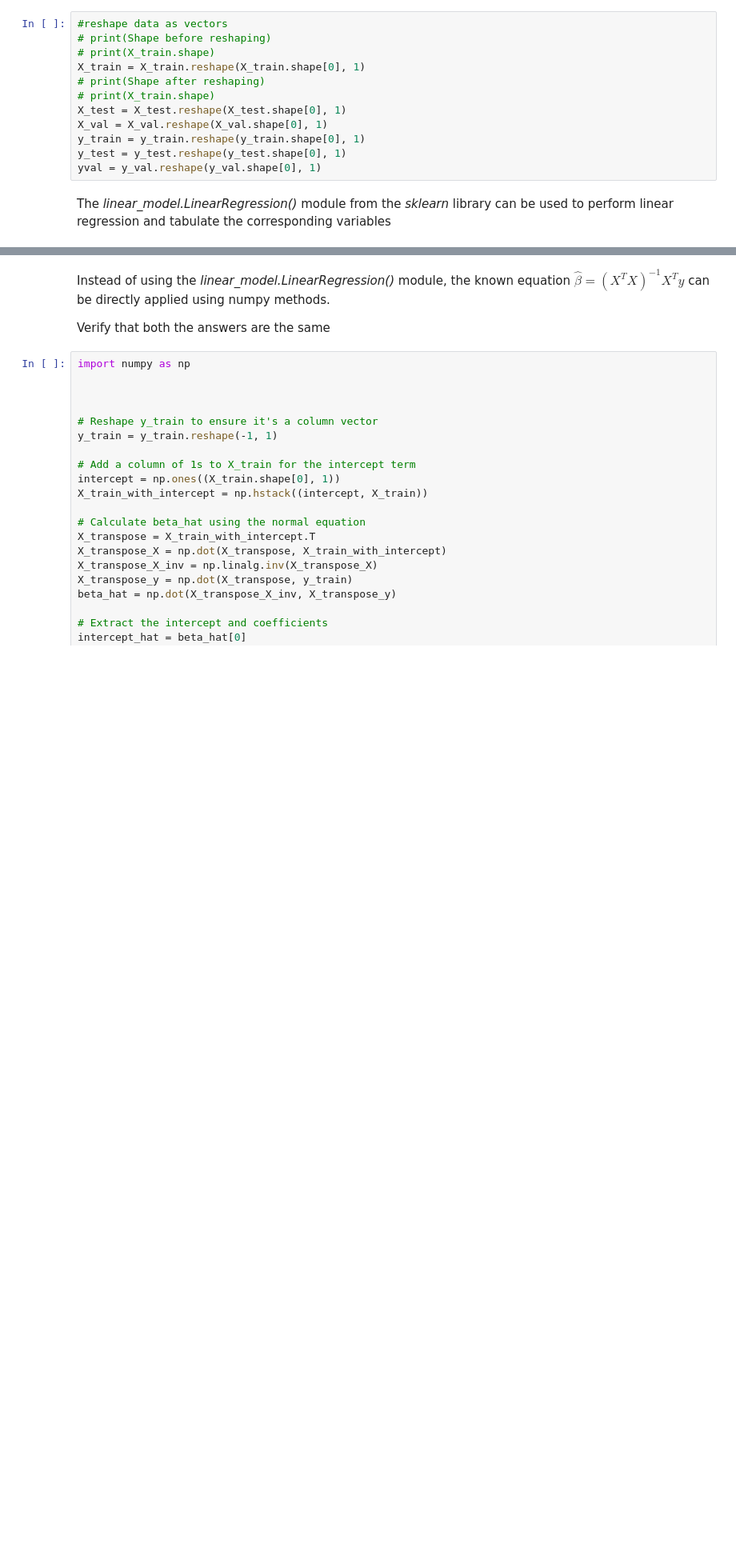
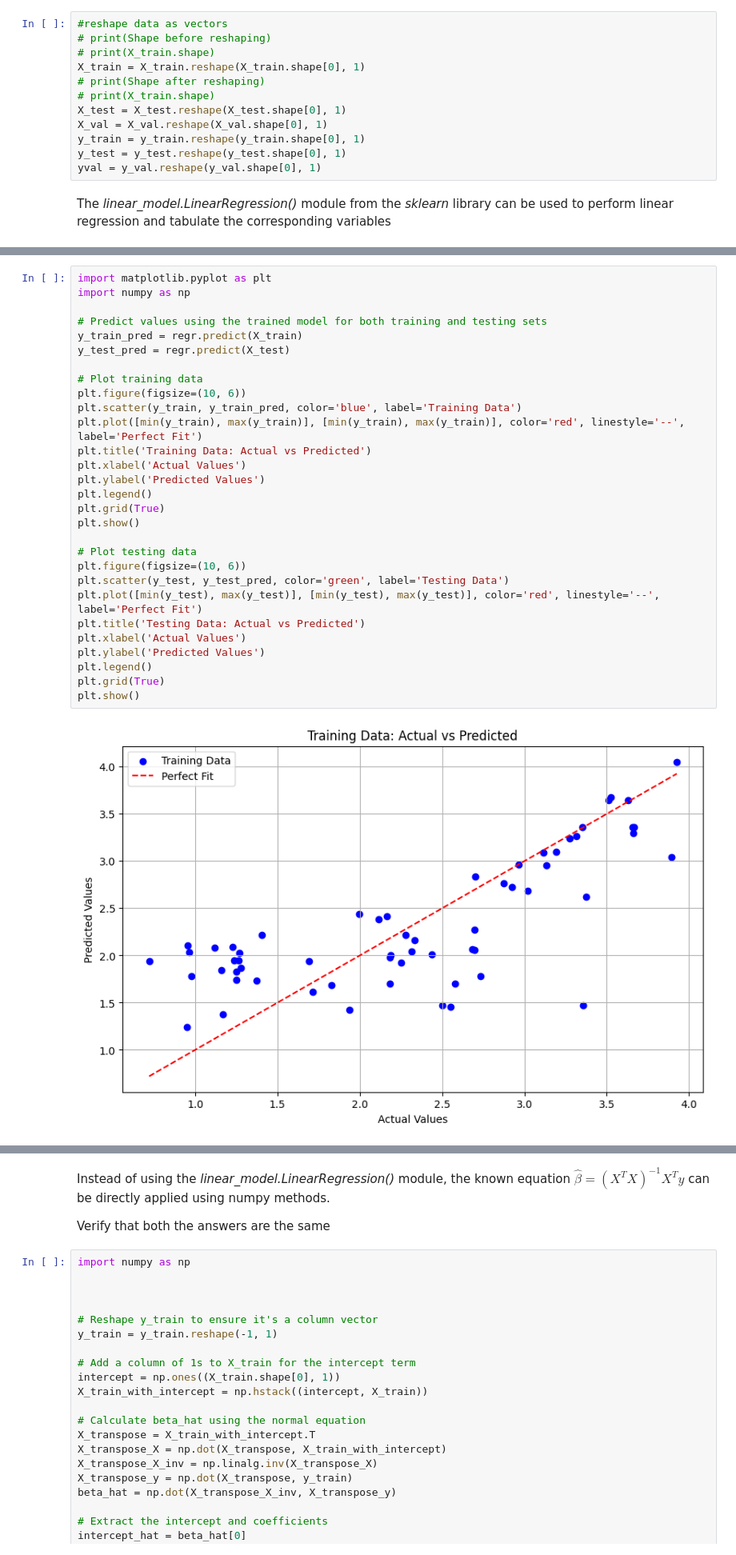
Before and after one commit to shaveenherath/Machine_Learning, a Jupyter notebook: california_housing/california_housing.ipynb, the cells around one changed output, grey strips where cells are left out. Shown at 80% size. Saved outputs shown, nothing was run; the diff lists cells and outputs as text; blank space fills up the shorter version.

```diff
--- a/california_housing/california_housing.ipynb
+++ b/california_housing/california_housing.ipynb
@@ -124,0 +191,31 @@ print("Coefficient w_1: \n", regr.coef_)
+# %%
+import matplotlib.pyplot as plt
+import numpy as np
+
+# Predict values using the trained model for both training and testing sets
+y_train_pred = regr.predict(X_train)
+y_test_pred = regr.predict(X_test)
+
+# Plot training data
+plt.figure(figsize=(10, 6))
+plt.scatter(y_train, y_train_pred, color='blue', label='Training Data')
+plt.plot([min(y_train), max(y_train)], [min(y_train), max(y_train)], color='red', linestyle='--', label='Perfect Fit')
+plt.title('Training Data: Actual vs Predicted')
+plt.xlabel('Actual Values')
+plt.ylabel('Predicted Values')
+plt.legend()
+plt.grid(True)
+plt.show()
+
+# Plot testing data
+plt.figure(figsize=(10, 6))
+plt.scatter(y_test, y_test_pred, color='green', label='Testing Data')
+plt.plot([min(y_test), max(y_test)], [min(y_test), max(y_test)], color='red', linestyle='--', label='Perfect Fit')
+plt.title('Testing Data: Actual vs Predicted')
+plt.xlabel('Actual Values')
+plt.ylabel('Predicted Values')
+plt.legend()
+plt.grid(True)
+plt.show()
+# %% [output]
+[figure, added]
```
Also changed, not shown: parts of 29 cells of this notebook, 1 other file.
